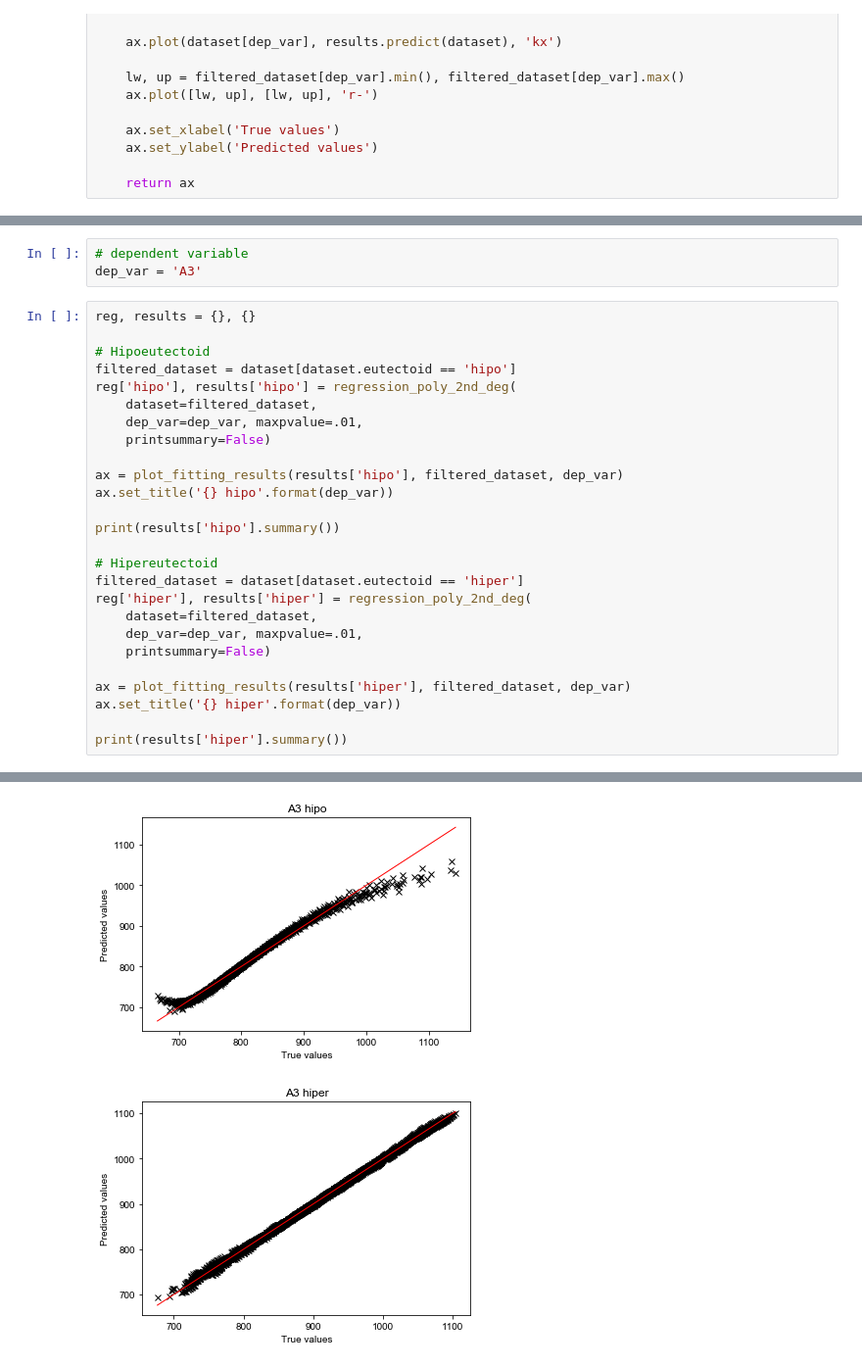
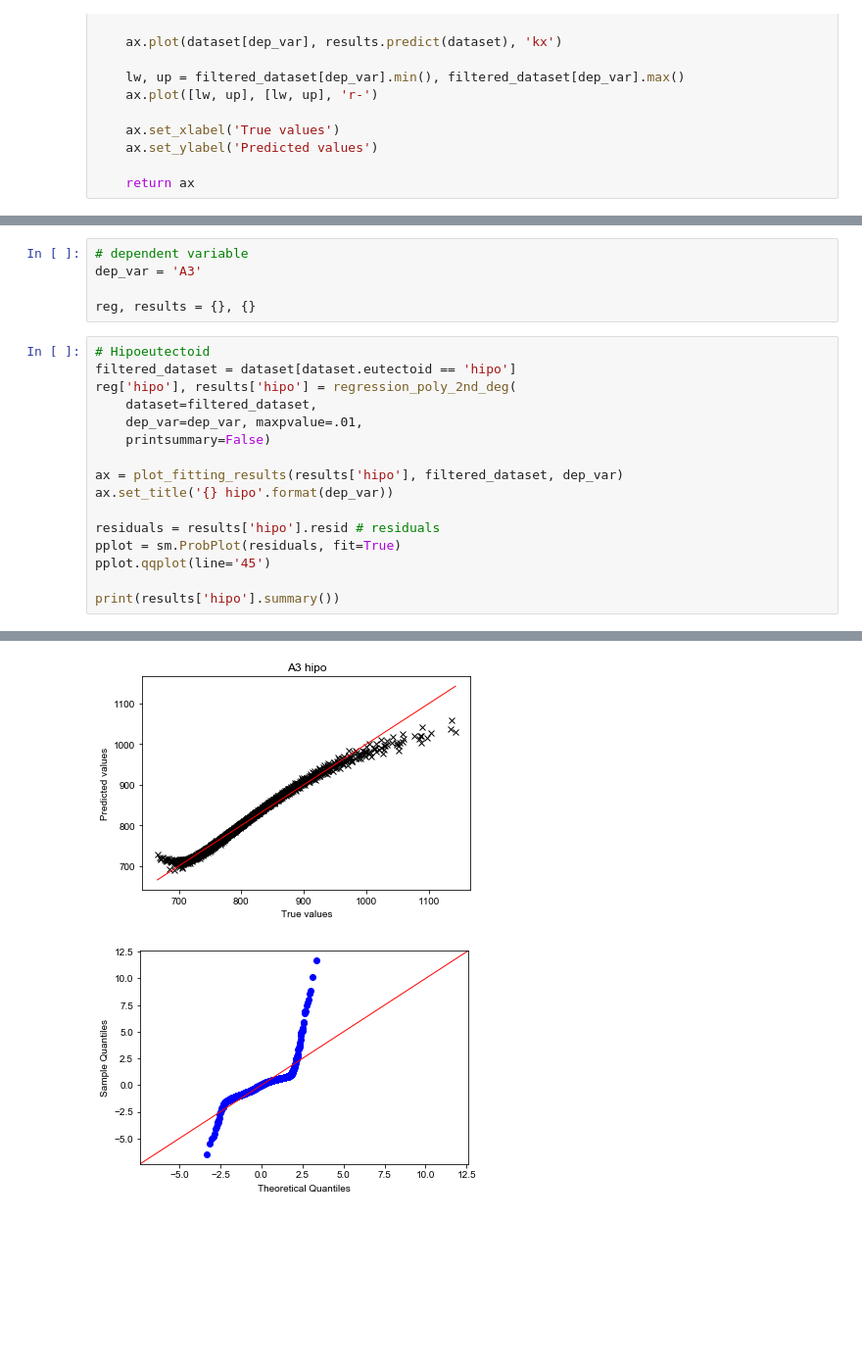
Before and after one commit to paula-aribeiro/senior-thesis, a Jupyter notebook: tests_regression/Tcritical_regression_statsmodels.ipynb, the cells around one changed output, grey strips where cells are left out. Shown: that part at 98% size. Drawn from its saved outputs; the diff is of its cells as text; blank space fills up the shorter version.

Commit message:
Residuals normal probability plot

```diff
--- a/tests_regression/Tcritical_regression_statsmodels.ipynb
+++ b/tests_regression/Tcritical_regression_statsmodels.ipynb
@@ -161,9 +161,9 @@ dataset.head()
 # %%
 # dependent variable
 dep_var = 'A3'
+
+reg, results = {}, {}
 # %%
-reg, results = {}, {}
-
 # Hipoeutectoid
 filtered_dataset = dataset[dataset.eutectoid == 'hipo']
 reg['hipo'], results['hipo'] = regression_poly_2nd_deg(
@@ -174,19 +174,11 @@ reg['hipo'], results['hipo'] = regression_poly_2nd_deg(
 ax = plot_fitting_results(results['hipo'], filtered_dataset, dep_var)
 ax.set_title('{} hipo'.format(dep_var))
 
+residuals = results['hipo'].resid # residuals
+pplot = sm.ProbPlot(residuals, fit=True)
+pplot.qqplot(line='45')
+
 print(results['hipo'].summary())
-
-# Hipereutectoid
-filtered_dataset = dataset[dataset.eutectoid == 'hiper']
-reg['hiper'], results['hiper'] = regression_poly_2nd_deg(
-    dataset=filtered_dataset,
-    dep_var=dep_var, maxpvalue=.01,
-    printsummary=False)
-
-ax = plot_fitting_results(results['hiper'], filtered_dataset, dep_var)
-ax.set_title('{} hiper'.format(dep_var))
-
-print(results['hiper'].summary())
 # %% [output]
 1 iteration(s)
                             OLS Regression Results
@@ -204,6 +196,6 @@ Covariance Type:            nonrobust
 ==============================================================================
 
 Warnings:
 [1] Standard Errors assume that the covariance matrix of the errors is correctly specified.
 [figure]
-[figure, old version]
+[figure, new version]
```
Also changed, not shown: parts of 3 cells of this notebook.
